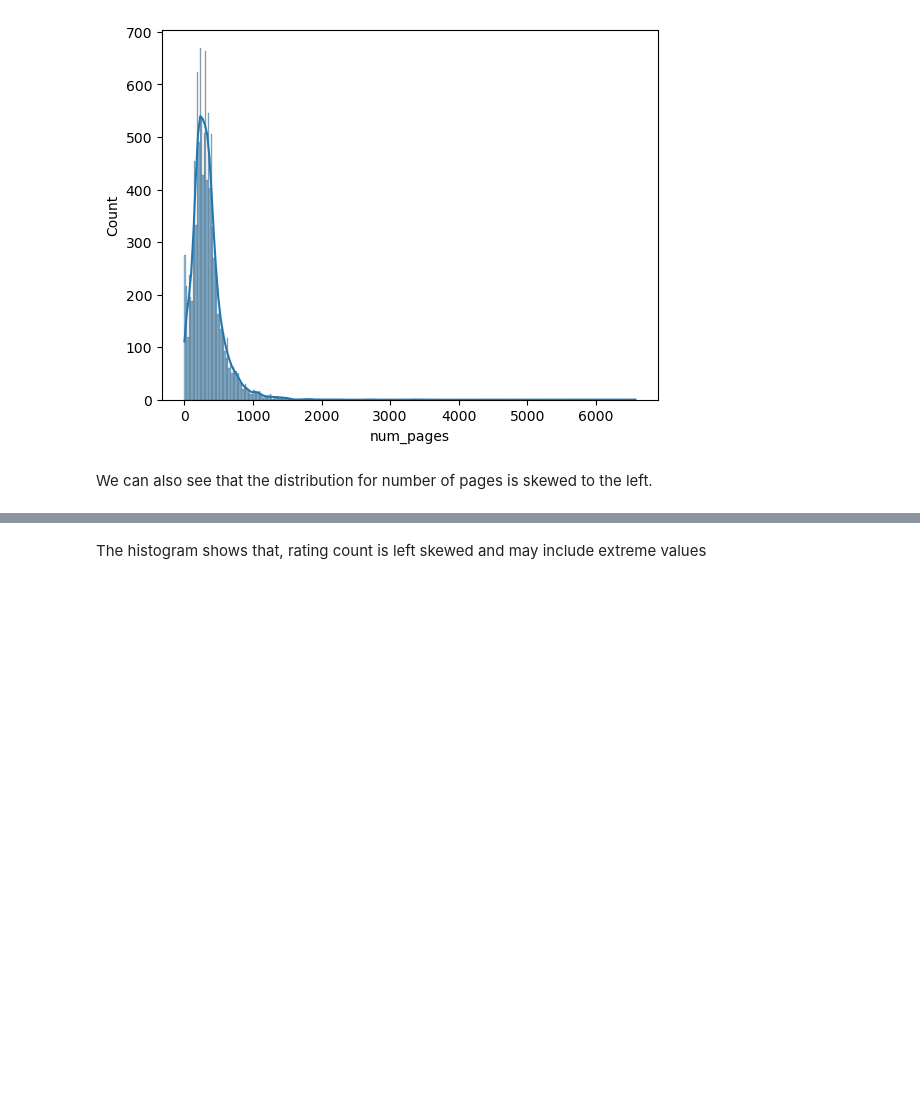
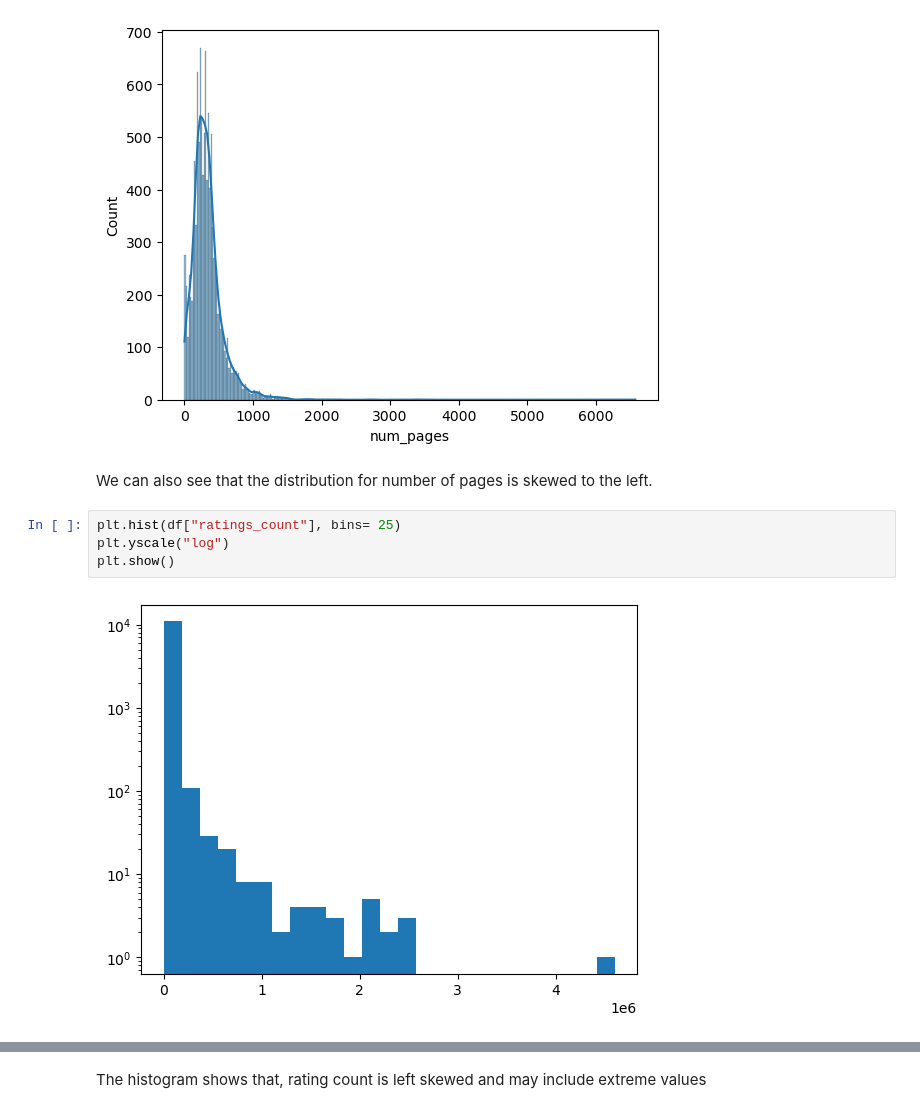
Before and after one commit to Ayanab01/BookClassificationModel, a Jupyter notebook: ML Project.ipynb, the cells around one changed output, grey strips where cells are left out. Cells and saved outputs as stored; diff of their text form; blank space fills up the shorter version.

```diff
--- a/ML Project.ipynb
+++ b/ML Project.ipynb
@@ -230,5 +234,11 @@ sns.histplot(x = 'num_pages', data = df, kde = True)
 [figure]
 # %% [markdown]
 We can also see that the distribution for number of pages is skewed to the left.
+# %%
+plt.hist(df["ratings_count"], bins= 25)
+plt.yscale("log")
+plt.show()
+# %% [output]
+[figure, added]
 # %%
 sns.histplot(x = 'ratings_count', data = df, kde = True)
```
Also changed, not shown: parts of 55 cells of this notebook.
